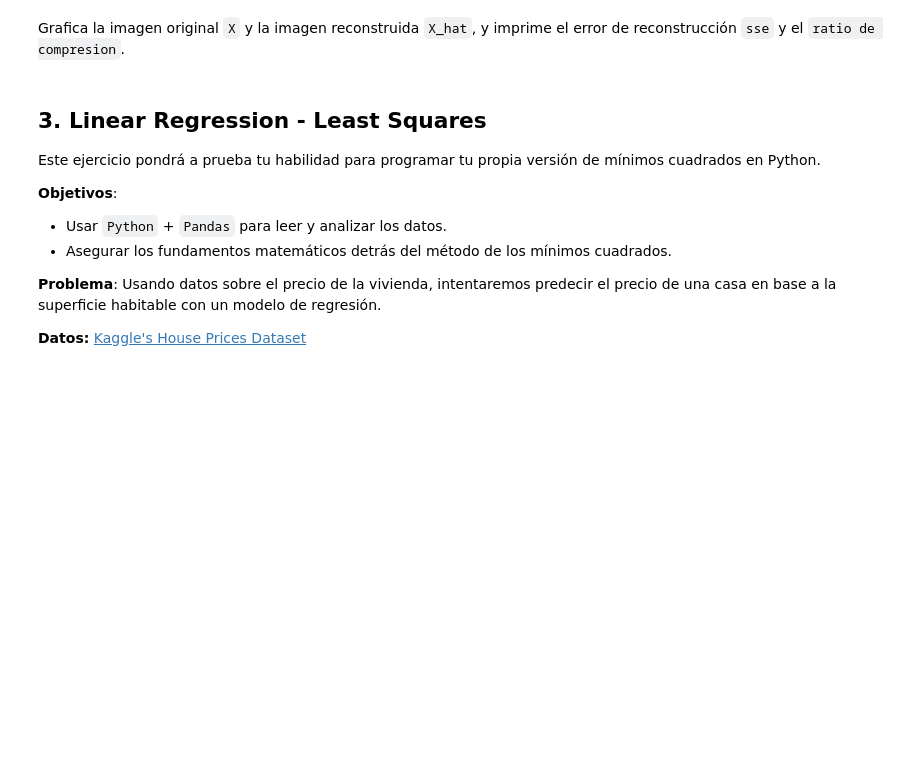
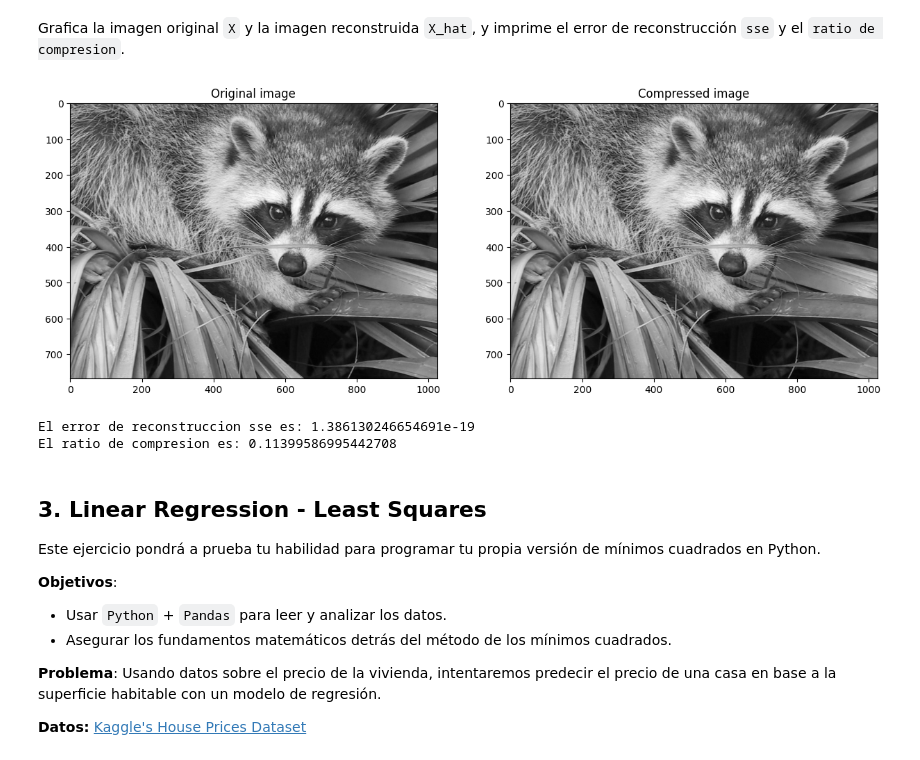
Before and after one commit to marcossalafranca/Pruebas, a Jupyter notebook: ALG00-Practica.ipynb, the cells around one changed output. Saved outputs shown, nothing was run; the diff lists cells and outputs as text; code cells hidden in the pictures; blank space fills up the shorter version.

```diff
--- a/ALG00-Practica.ipynb
+++ b/ALG00-Practica.ipynb
@@ -312,5 +489,23 @@ def image_compression(A, n_components):
 # %% [markdown]
 Grafica la imagen original `X` y la imagen reconstruida `X_hat`, y imprime el error de reconstrucción `sse` y el `ratio de compresion`.
+# %%
+
+plt.figure(figsize=(15,10))
+plt.subplot(121)
+plt.imshow(A, cmap=plt.cm.gray)
+plt.title('Original image')
+plt.subplot(122)
+plt.imshow(A_hat, cmap=plt.cm.gray)
+plt.title('Compressed image')
+plt.show()
+# %% [output]
+[figure, added]
+# %%
+print(f"El error de reconstruccion sse es: {sse}")
+print(f"El ratio de compresion es: {comp_ratio}")
+# %% [output]
+El error de reconstruccion sse es: 1.386130246654691e-19
+El ratio de compresion es: 0.11399586995442708
 # %% [markdown]
 ## 3. Linear Regression - Least Squares
 
```
Also changed, not shown: parts of 18 cells of this notebook.
